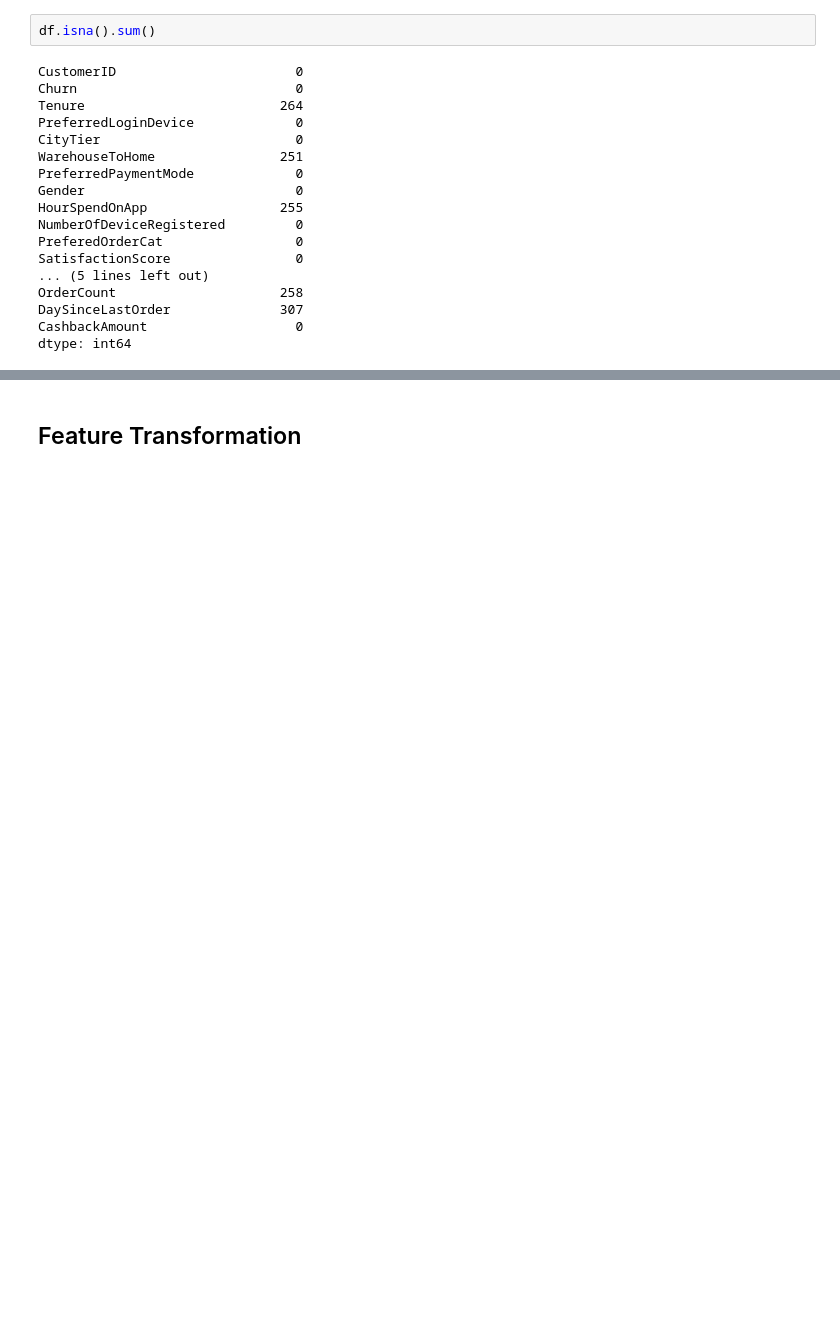
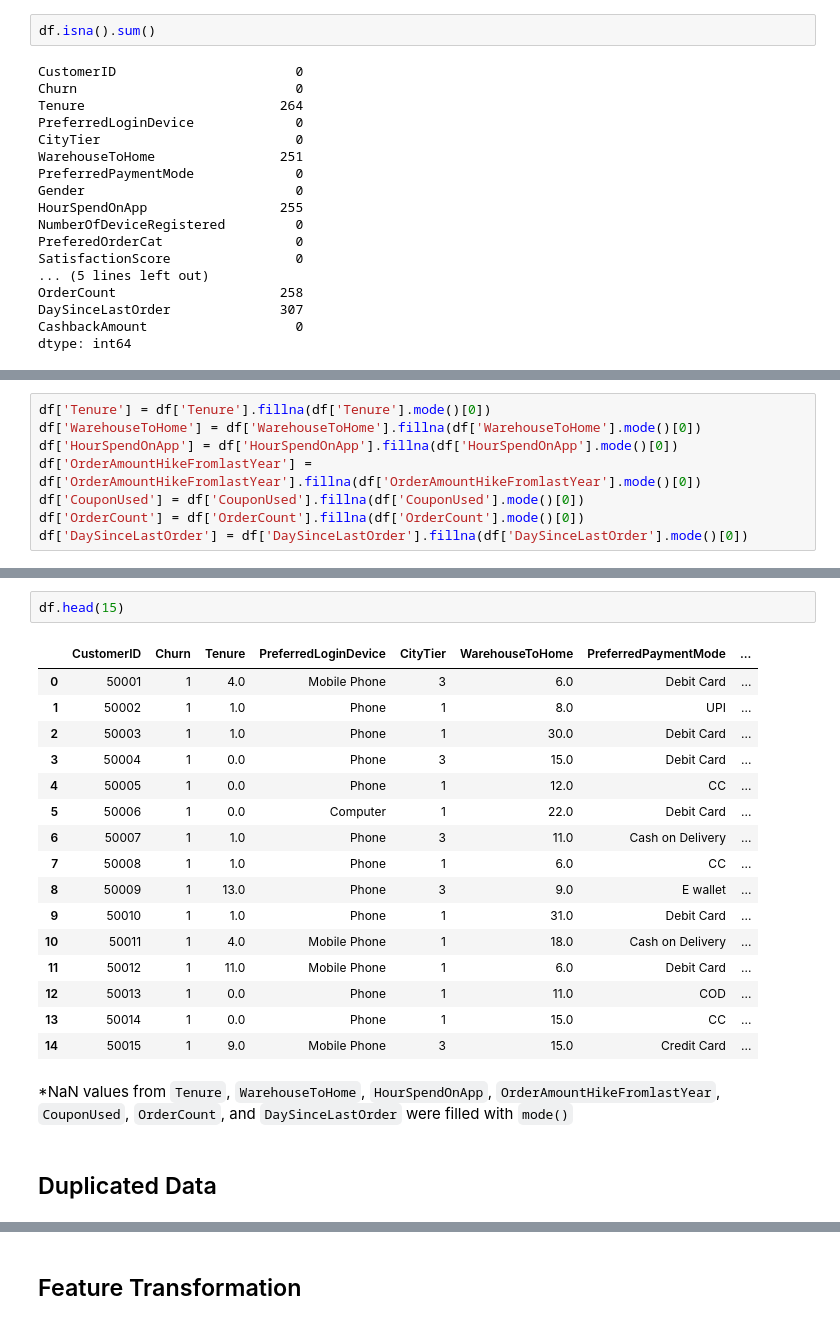
Before and after one commit to garrylgiancarlo/FinalProject_RakaminDS, a Jupyter notebook: Stage2_Preprocessing_259.ipynb, the cells around one changed output, grey strips where cells are left out. Drawn from its saved outputs; the diff is of its cells as text; blank space fills up the shorter version.

Commit message:
adding missing value treatment and duplicated data

```diff
--- a/Stage2_Preprocessing_259.ipynb
+++ b/Stage2_Preprocessing_259.ipynb
@@ -96,0 +74,8 @@ missing_value_df
+# %%
+df['Tenure'] = df['Tenure'].fillna(df['Tenure'].mode()[0])
+df['WarehouseToHome'] = df['WarehouseToHome'].fillna(df['WarehouseToHome'].mode()[0])
+df['HourSpendOnApp'] = df['HourSpendOnApp'].fillna(df['HourSpendOnApp'].mode()[0])
+df['OrderAmountHikeFromlastYear'] = df['OrderAmountHikeFromlastYear'].fillna(df['OrderAmountHikeFromlastYear'].mode()[0])
+df['CouponUsed'] = df['CouponUsed'].fillna(df['CouponUsed'].mode()[0])
+df['OrderCount'] = df['OrderCount'].fillna(df['OrderCount'].mode()[0])
+df['DaySinceLastOrder'] = df['DaySinceLastOrder'].fillna(df['DaySinceLastOrder'].mode()[0])
@@ -96,0 +102,23 @@ missing_value_df
+# %%
+df.head(15)
+# %% [output]
+|  | CustomerID | Churn | Tenure | PreferredLoginDevice | CityTier | WarehouseToHome | PreferredPaymentMode | ... |
+| 0 | 50001 | 1 | 4.0 | Mobile Phone | 3 | 6.0 | Debit Card | ... |
+| 1 | 50002 | 1 | 1.0 | Phone | 1 | 8.0 | UPI | ... |
+| 2 | 50003 | 1 | 1.0 | Phone | 1 | 30.0 | Debit Card | ... |
+| 3 | 50004 | 1 | 0.0 | Phone | 3 | 15.0 | Debit Card | ... |
+| 4 | 50005 | 1 | 0.0 | Phone | 1 | 12.0 | CC | ... |
+| 5 | 50006 | 1 | 0.0 | Computer | 1 | 22.0 | Debit Card | ... |
+| 6 | 50007 | 1 | 1.0 | Phone | 3 | 11.0 | Cash on Delivery | ... |
+| 7 | 50008 | 1 | 1.0 | Phone | 1 | 6.0 | CC | ... |
+| 8 | 50009 | 1 | 13.0 | Phone | 3 | 9.0 | E wallet | ... |
+| 9 | 50010 | 1 | 1.0 | Phone | 1 | 31.0 | Debit Card | ... |
+| 10 | 50011 | 1 | 4.0 | Mobile Phone | 1 | 18.0 | Cash on Delivery | ... |
+| 11 | 50012 | 1 | 11.0 | Mobile Phone | 1 | 6.0 | Debit Card | ... |
+| 12 | 50013 | 1 | 0.0 | Phone | 1 | 11.0 | COD | ... |
+| 13 | 50014 | 1 | 0.0 | Phone | 1 | 15.0 | CC | ... |
+| 14 | 50015 | 1 | 9.0 | Mobile Phone | 3 | 15.0 | Credit Card | ... |
+# %% [markdown]
+*NaN values from `Tenure`, `WarehouseToHome`, `HourSpendOnApp`, `OrderAmountHikeFromlastYear`, `CouponUsed`, `OrderCount`, and `DaySinceLastOrder` were filled with `mode()`
+# %% [markdown]
+## Duplicated Data
```
Also changed, not shown: parts of 8 cells of this notebook.
